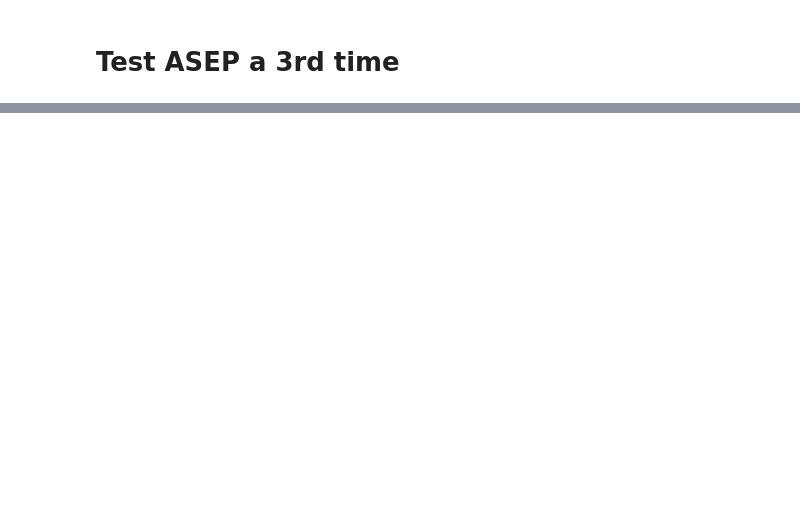
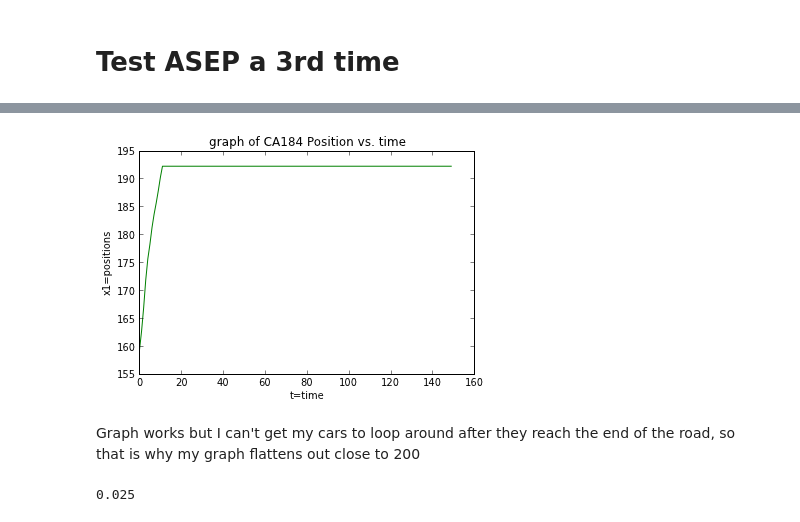
Before and after one commit to jruncoPHYS202/PHYS202-S13, a Jupyter notebook: PROJECT/Project2.ipynb, the cells around one changed output, grey strips where cells are left out. Cells and saved outputs as stored; diff of their text form; code cells hidden in the pictures; blank space fills up the shorter version.

```diff
--- a/PROJECT/Project2.ipynb
+++ b/PROJECT/Project2.ipynb
@@ -252,0 +282,6 @@ vmax = 10
+# %%
+def initialized_conditions(r_l,n_cars,vmax):
+    """Takes the number of cars, road length, and max velocity so we can run CA184, STCA, and ASEP N number of times and can plot the results"""
+    x1 = sort(x0.round()) #round x and sort x from smallest to largest
+    v1 = v.round() #rounded v
+    return x1,v1,n_cars,r_l
@@ -252,0 +305,30 @@ vmax = 10
+# %%
+#redefine CA184 so we can include the initial conditions and plot it. only few minor changes from definition above
+def plot_CA184(x1,v1,n_cars,r_l):
+    """take arrays of positions and velocities and return adjusted positions and velocities"""
+    g = np.zeros(n_cars) #number of empty sites in front of each car
+    for i in range(n_cars): #when car is not the last car, calculate distance to next car. if car is last car, calculate distance to end of road
+        if i+1 < n_cars:
+            g[i] = int(x1[i+1] - x1[i]-1)
+        else:
+            g[i] = r_l - x1[i]-1
+
+    for i in range(n):
+        if g[i] == 0: # if distance to next car is 0, speed is 0
+            v1[i] = 0
+        elif v1[i] > g[i]: # if speed is greater than distance to next car
+            v1[i] = g[i] #set speed equal to g
+            x1[i] += v1[i] # adjust position to change in velocity
+        elif v1[i] < g[i] and v1[i] < vmax: # if velocity is less than distance to next car and less than vmax
+            v1[i] = v1[i] + 1 #increase velocity by 1 unit
+            x1[i] += v1[i] #adjust position to account for change in velocity
+
+    return x1,v1,n_cars,r_l #return the values, not print then, so I can use them to plot
+# %%
+N = 150 #number of steps
+initialized = initialized_conditions(200,5,5) #set initialized equal to the multi variable initial_conditions defininition
+CA184_xavg = np.zeros(N) #make an array equal to the number of time steps
+for i in range(N):
+    initialized = plot_CA184(initialized[0],initialized[1],initialized[2],initialized[3])
+    CA184_xavg[i] = np.sum(initialized[0])/len(initialized[0]) #divide the sum by the length for the average
+print CA184_xavg
@@ -252,0 +351,18 @@ vmax = 10
+# %%
+t = arange(0,150,1) #range of time steps for graph
+plot(t, CA184_xavg,color='green')
+xlabel('t=time')
+ylabel('x1=positions')
+title('graph of CA184 Position vs. time')
+show()
+# %% [output]
+[figure, added]
+# %% [markdown]
+Graph works but I can't get my cars to loop around after they reach the end of the road, so that is why my graph flattens out close to 200
+# %%
+#density = cars/roadlength
+#density = d
+d = 5./200.
+print d
+# %% [output]
+0.025
```
Also changed, not shown: parts of 59 cells of this notebook.
